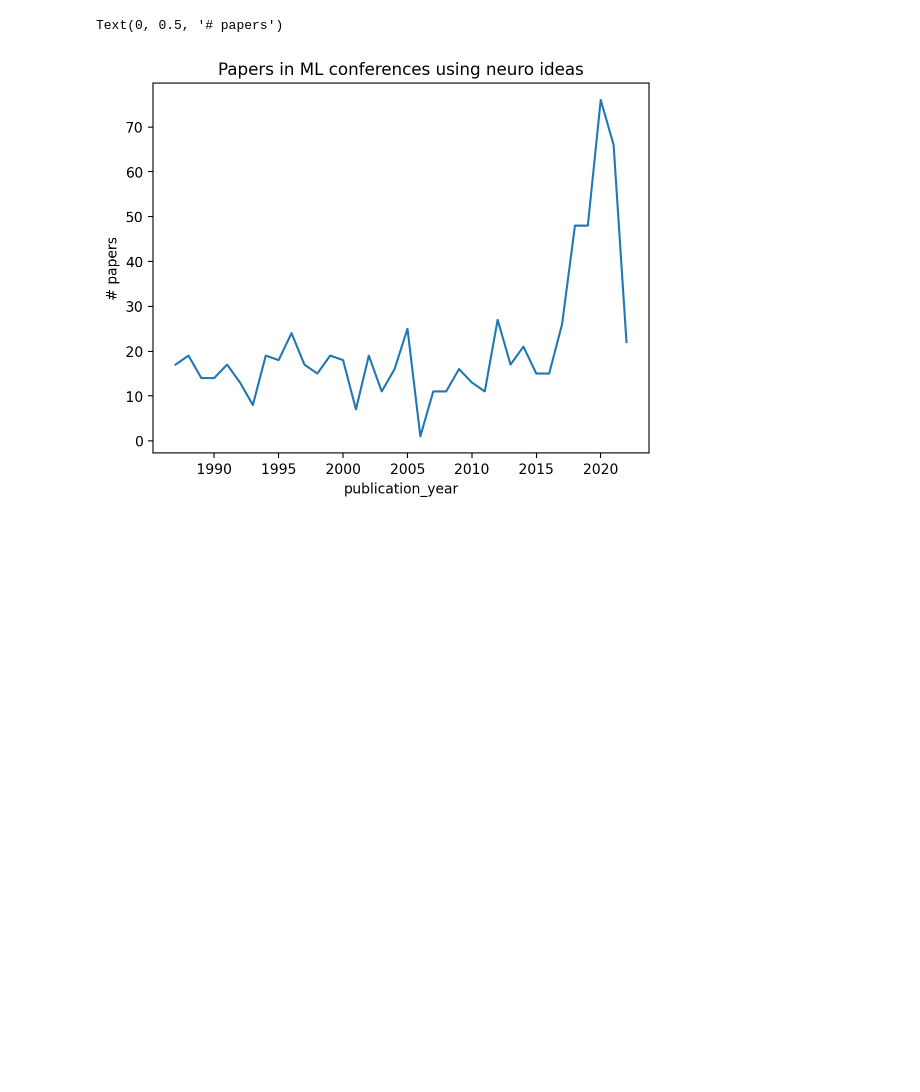
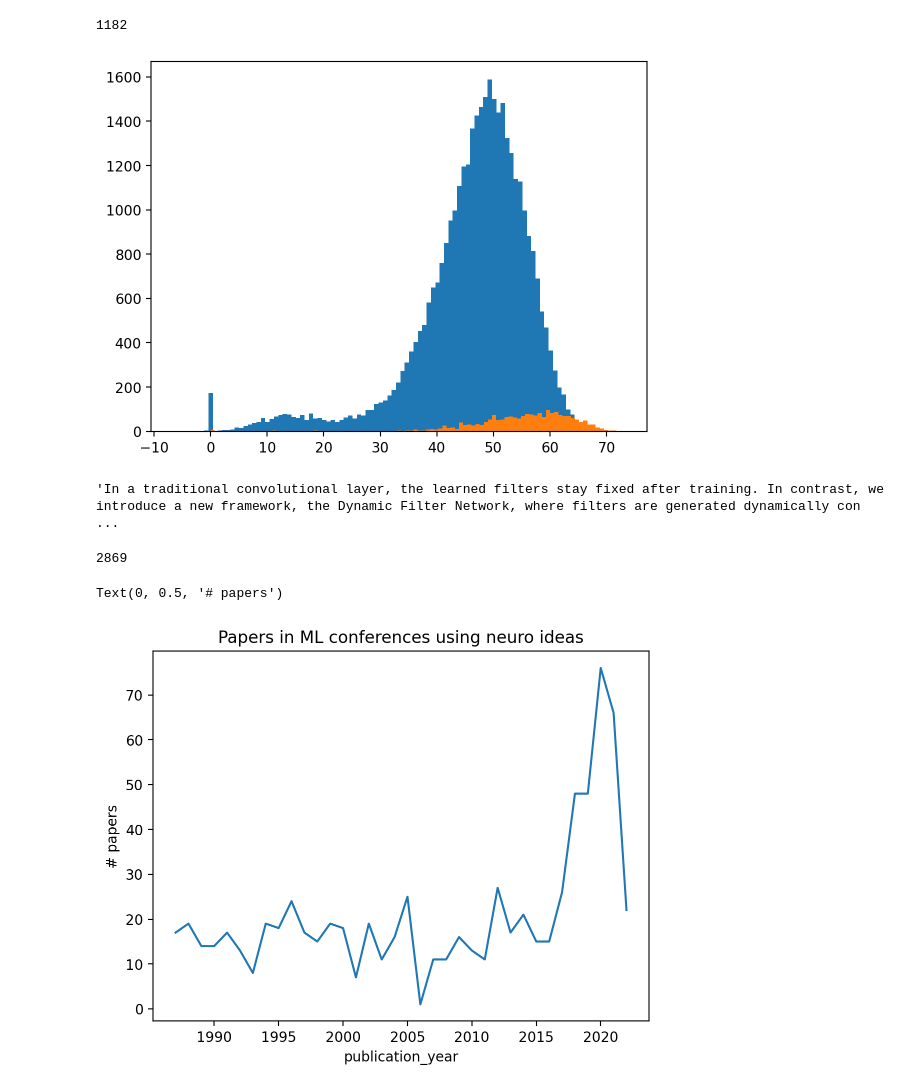
Before and after one commit to patrickmineault/neuroai-tree, a Jupyter notebook: scripts/View Influence Over Time.ipynb, the cells around one changed output. Saved outputs shown, nothing was run; the diff lists cells and outputs as text; code cells hidden in the pictures; blank space fills up the shorter version.

```diff
--- a/scripts/View Influence Over Time.ipynb
+++ b/scripts/View Influence Over Time.ipynb
@@ -6,0 +126,14 @@ import matplotlib.pyplot as plt
+# %%
+df["axis_aligned"] = features @ mean_axis
+
+_ = plt.hist(df[~cites].axis_aligned, 100)
+_ = plt.hist(df[cites].axis_aligned, 100)
+
+(df.loc[~cites, 'axis_aligned'] > 60).sum()
+# %% [output]
+1182
+[figure, added]
+# %%
+df[~cites & (df.loc[:, 'axis_aligned'] > 60)].iloc[6].abstract
+# %% [output]
+'In a traditional convolutional layer, the learned filters stay fixed after training. In contrast, we introduce a new framework, the Dynamic Filter Network, where filters are generated dynamically con ...
@@ -7,3 +142,8 @@ import matplotlib.pyplot as plt
+# %%
+df_classes = pd.read_json("../data/processed/coarse_classification.jsonl", lines=True)
+((df_classes.ss_neuro_citations >= 2) | (df_classes.oa_neuro_citations >= 2) | (df_classes.keywords_found >= 1)).sum()
+# %% [output]
+2869
 # %%
 df = pd.read_json("../data/processed/works.jsonl", lines=True)
 
```
Also changed, not shown: parts of 7 cells of this notebook, 13 other files.
